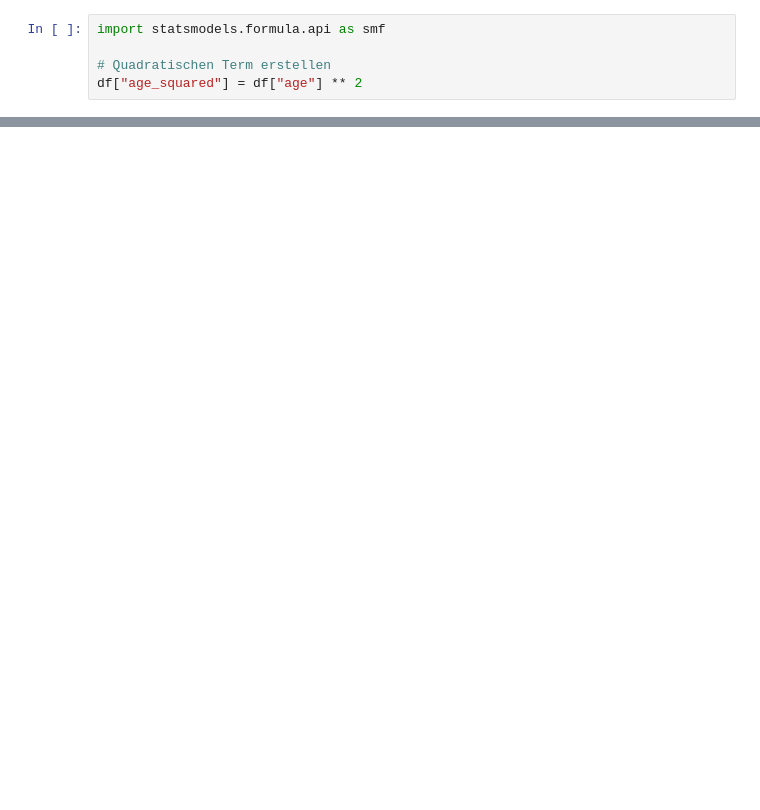
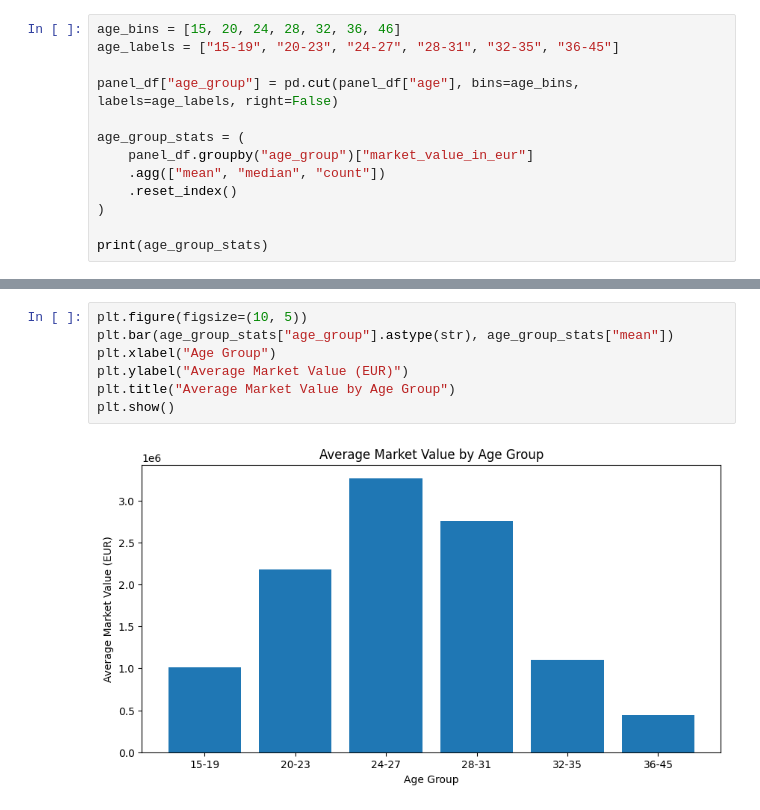
Before and after one commit to granitagushi/Empirical-Project, a Jupyter notebook: market_value_age_analysis.ipynb, the cells around one changed output, grey strips where cells are left out. Saved outputs shown, nothing was run; the diff lists cells and outputs as text; blank space fills up the shorter version.

```diff
--- a/market_value_age_analysis.ipynb
+++ b/market_value_age_analysis.ipynb
@@ -268,5 +308,13 @@ To analyze the relationship between age and market value, linear regression mode
 # %%
-import statsmodels.formula.api as smf
+age_bins = [15, 20, 24, 28, 32, 36, 46]
+age_labels = ["15-19", "20-23", "24-27", "28-31", "32-35", "36-45"]
 
-# Quadratischen Term erstellen
-df["age_squared"] = df["age"] ** 2
+panel_df["age_group"] = pd.cut(panel_df["age"], bins=age_bins, labels=age_labels, right=False)
+
+age_group_stats = (
+    panel_df.groupby("age_group")["market_value_in_eur"]
+    .agg(["mean", "median", "count"])
+    .reset_index()
+)
+
+print(age_group_stats)
@@ -272,0 +329,9 @@ df["age_squared"] = df["age"] ** 2
+# %%
+plt.figure(figsize=(10, 5))
+plt.bar(age_group_stats["age_group"].astype(str), age_group_stats["mean"])
+plt.xlabel("Age Group")
+plt.ylabel("Average Market Value (EUR)")
+plt.title("Average Market Value by Age Group")
+plt.show()
+# %% [output]
+[figure, added]
```
Also changed, not shown: parts of 47 cells of this notebook, 1 other file.
